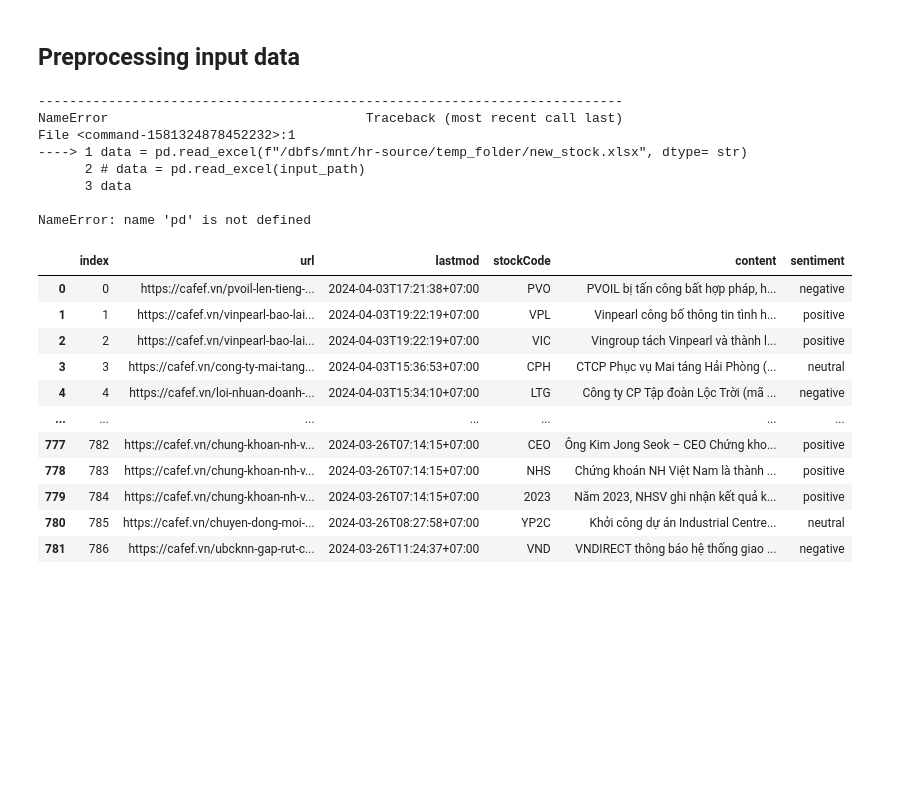
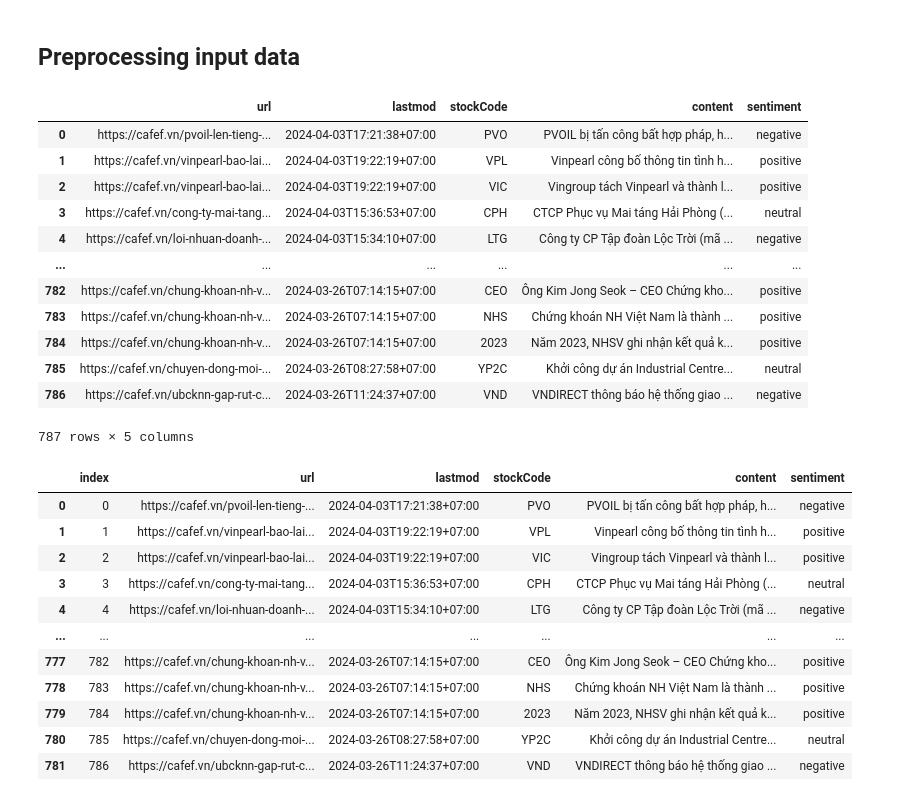
Before and after one commit to hathanhhuong/PTPMNC, a Jupyter notebook: PTPMNC_project/Code-model/phoBert_Inferrence.ipynb, the cells around one changed output. Saved outputs shown, nothing was run; the diff lists cells and outputs as text; code cells hidden in the pictures; blank space fills up the shorter version.

```diff
--- a/PTPMNC_project/Code-model/phoBert_Inferrence.ipynb
+++ b/PTPMNC_project/Code-model/phoBert_Inferrence.ipynb
@@ -125,17 +193,25 @@ def evaluate_model(pipeline_results, labels):
 # Inferrence
 # %% [markdown]
 ## Preprocessing input data
-# %%
-data = pd.read_excel(f"/dbfs/mnt/hr-source/temp_folder/new_stock.xlsx", dtype= str)
-# data = pd.read_excel(input_path)
-data
-# %% [output]
----------------------------------------------------------------------------
-NameError                                 Traceback (most recent call last)
-File <command-1581324878452232>:1
-----> 1 data = pd.read_excel(f"/dbfs/mnt/hr-source/temp_folder/new_stock.xlsx", dtype= str)
-      2 # data = pd.read_excel(input_path)
-      3 data
-
-NameError: name 'pd' is not defined
+# %%
+# Nhập và tiền xử lý dữ liệu
+
+input_path = r"..\python\inputs\df_stock_1804.xlsx"
+
+data = pd.read_excel(input_path)
+data
+# %% [output]
+|  | url | lastmod | stockCode | content | sentiment |
+| 0 | https://cafef.vn/pvoil-len-tieng-... | 2024-04-03T17:21:38+07:00 | PVO | PVOIL bị tấn công bất hợp pháp, h... | negative |
+| 1 | https://cafef.vn/vinpearl-bao-lai... | 2024-04-03T19:22:19+07:00 | VPL | Vinpearl công bố thông tin tình h... | positive |
+| 2 | https://cafef.vn/vinpearl-bao-lai... | 2024-04-03T19:22:19+07:00 | VIC | Vingroup tách Vinpearl và thành l... | positive |
+| 3 | https://cafef.vn/cong-ty-mai-tang... | 2024-04-03T15:36:53+07:00 | CPH | CTCP Phục vụ Mai táng Hải Phòng (... | neutral |
+| 4 | https://cafef.vn/loi-nhuan-doanh-... | 2024-04-03T15:34:10+07:00 | LTG | Công ty CP Tập đoàn Lộc Trời (mã ... | negative |
+| ... | ... | ... | ... | ... | ... |
+| 782 | https://cafef.vn/chung-khoan-nh-v... | 2024-03-26T07:14:15+07:00 | CEO | Ông Kim Jong Seok – CEO Chứng kho... | positive |
+| 783 | https://cafef.vn/chung-khoan-nh-v... | 2024-03-26T07:14:15+07:00 | NHS | Chứng khoán NH Việt Nam là thành ... | positive |
+| 784 | https://cafef.vn/chung-khoan-nh-v... | 2024-03-26T07:14:15+07:00 | 2023 | Năm 2023, NHSV ghi nhận kết quả k... | positive |
+| 785 | https://cafef.vn/chuyen-dong-moi-... | 2024-03-26T08:27:58+07:00 | YP2C | Khởi công dự án Industrial Centre... | neutral |
+| 786 | https://cafef.vn/ubcknn-gap-rut-c... | 2024-03-26T11:24:37+07:00 | VND | VNDIRECT thông báo hệ thống giao ... | negative |
+787 rows × 5 columns
 # %%
```
Also changed, not shown: parts of 16 cells of this notebook.
